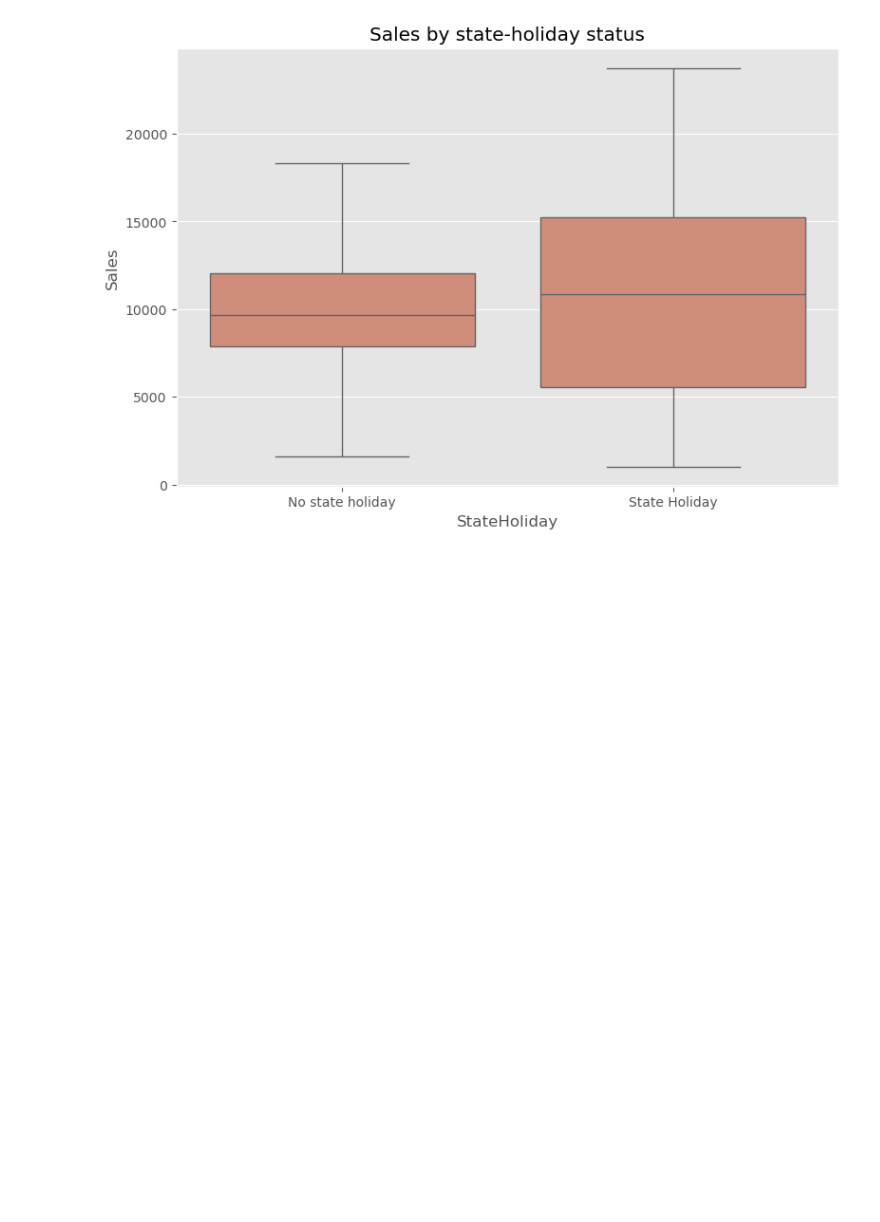
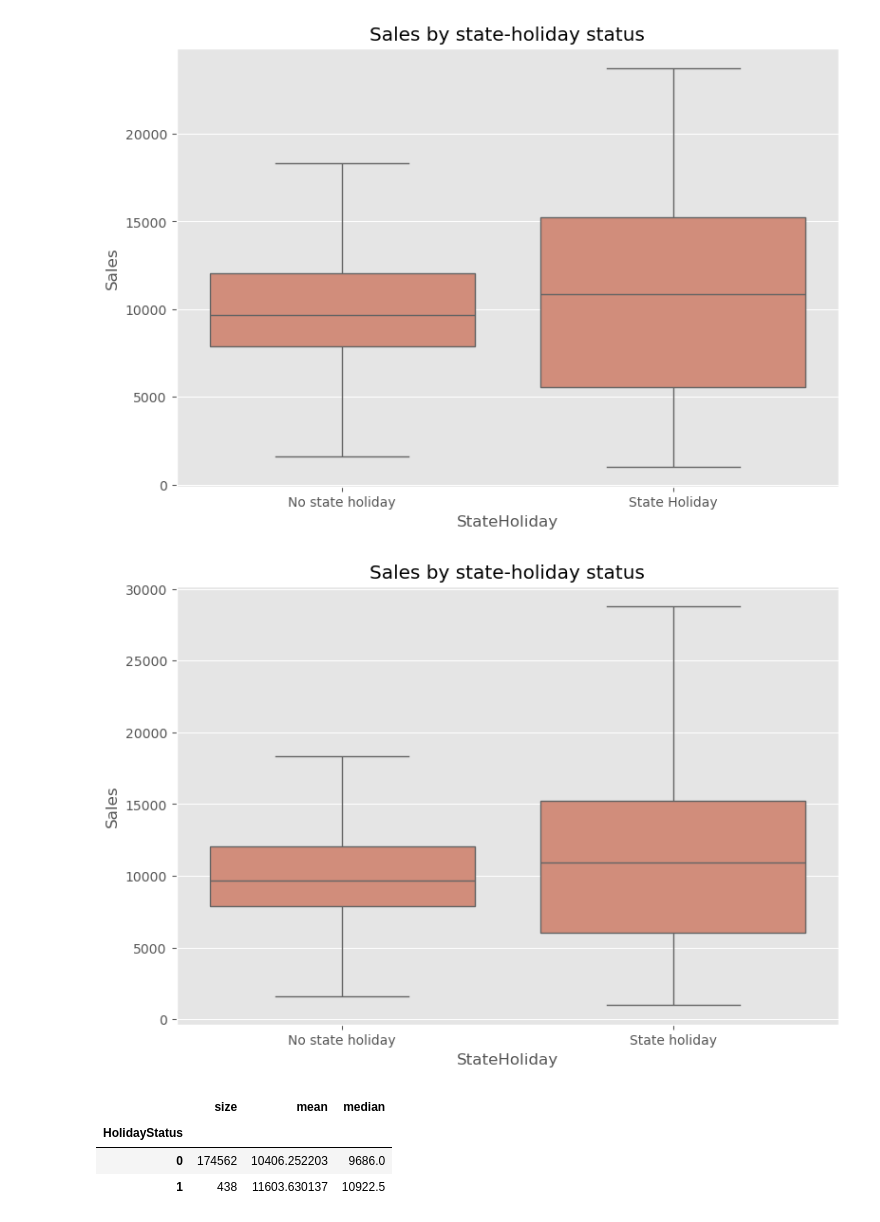
Before and after one commit to sayoomib/ADS1002_Group_Project, a Jupyter notebook: ADS1002 R3.ipynb, the cells around one changed output. Drawn from its saved outputs; the diff is of its cells as text; code cells hidden in the pictures; blank space fills up the shorter version.

```diff
--- a/ADS1002 R3.ipynb
+++ b/ADS1002 R3.ipynb
@@ -69,3 +69,35 @@ display(df.groupby('StateHoliday').Sales.agg(['size','mean','median']))
 | 2 | 93 | 12322.000000 | 11559.0 |
 | 3 | 50 | 11277.800000 | 10538.0 |
 [figure]
+# %%
+df["HolidayStatus"] = df["StateHoliday"].apply(
+    lambda x: 0 if x == 0 or x == "0" else 1
+)
+
+plt.figure(figsize=(9,6))
+
+sns.boxplot(
+    data=df,
+    x="HolidayStatus",
+    y="Sales",
+    order=[0,1],
+    showfliers=False,
+    color="#df856d"
+)
+
+plt.xticks([0,1], ["No state holiday", "State holiday"])
+plt.title("Sales by state-holiday status")
+plt.xlabel("StateHoliday")
+plt.ylabel("Sales")
+
+plt.show()
+
+display(df.groupby("HolidayStatus").Sales.agg(
+    ["size", "mean", "median"]
+))
+# %% [output]
+[figure, added]
+|  | size | mean | median |
+| HolidayStatus |  |  |  |
+| 0 | 174562 | 10406.252203 | 9686.0 |
+| 1 | 438 | 11603.630137 | 10922.5 |
```
